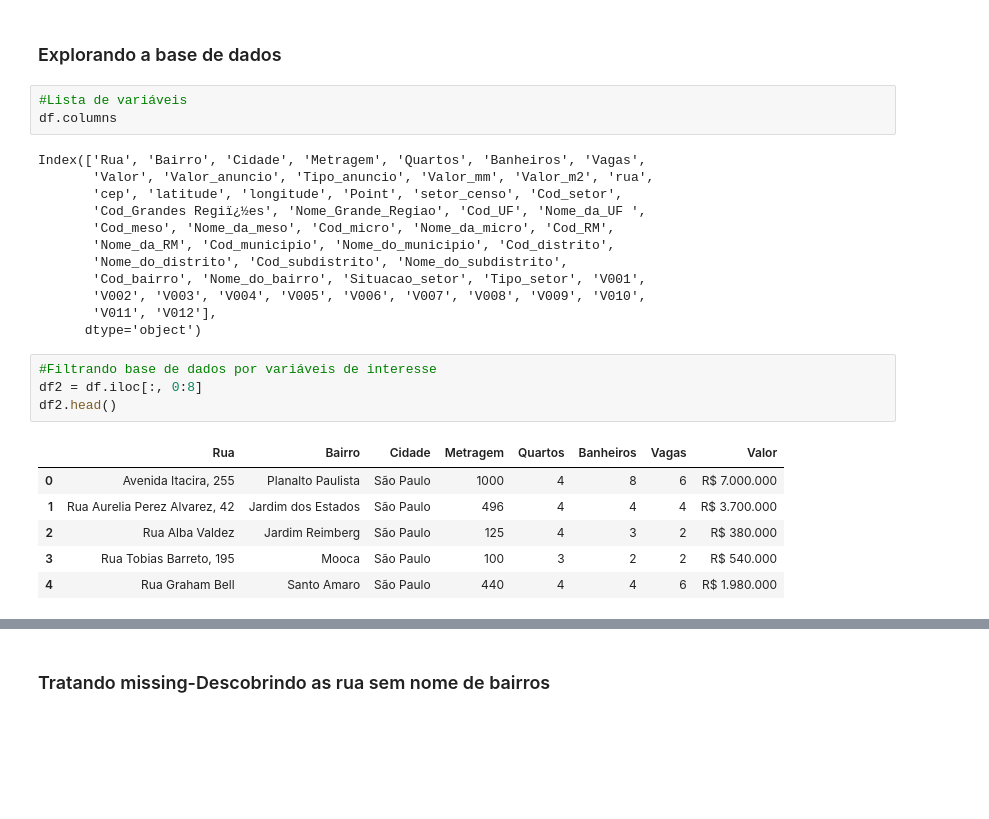
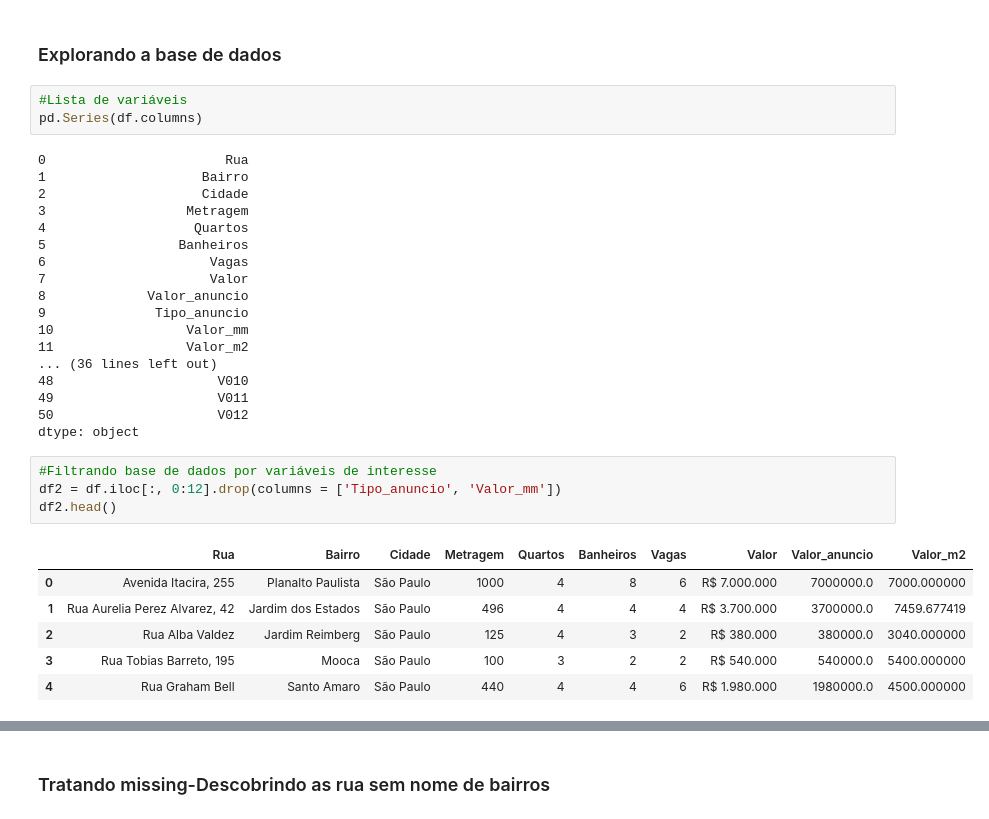
Before and after one commit to luizaires/Analise-de-dados-de-imoveis, a Jupyter notebook: Analise-de-dados-de-venda-de-imoveis.ipynb, the cells around one changed output, grey strips where cells are left out. Cells and saved outputs as stored; diff of their text form; blank space fills up the shorter version.

```diff
--- a/Analise-de-dados-de-venda-de-imoveis.ipynb
+++ b/Analise-de-dados-de-venda-de-imoveis.ipynb
@@ -26,30 +26,36 @@ df.head()
 ### Explorando a base de dados
 # %%
 #Lista de variáveis
-df.columns
+pd.Series(df.columns)
 # %% [output]
-Index(['Rua', 'Bairro', 'Cidade', 'Metragem', 'Quartos', 'Banheiros', 'Vagas',
-       'Valor', 'Valor_anuncio', 'Tipo_anuncio', 'Valor_mm', 'Valor_m2', 'rua',
-       'cep', 'latitude', 'longitude', 'Point', 'setor_censo', 'Cod_setor',
-       'Cod_Grandes Regiï¿½es', 'Nome_Grande_Regiao', 'Cod_UF', 'Nome_da_UF ',
-       'Cod_meso', 'Nome_da_meso', 'Cod_micro', 'Nome_da_micro', 'Cod_RM',
-       'Nome_da_RM', 'Cod_municipio', 'Nome_do_municipio', 'Cod_distrito',
-       'Nome_do_distrito', 'Cod_subdistrito', 'Nome_do_subdistrito',
-       'Cod_bairro', 'Nome_do_bairro', 'Situacao_setor', 'Tipo_setor', 'V001',
-       'V002', 'V003', 'V004', 'V005', 'V006', 'V007', 'V008', 'V009', 'V010',
-       'V011', 'V012'],
-      dtype='object')
+0                       Rua
+1                    Bairro
+2                    Cidade
+3                  Metragem
+4                   Quartos
+5                 Banheiros
+6                     Vagas
+7                     Valor
+8             Valor_anuncio
+9              Tipo_anuncio
+10                 Valor_mm
+11                 Valor_m2
+... (36 lines left out)
+48                     V010
+49                     V011
+50                     V012
+dtype: object
 # %%
 #Filtrando base de dados por variáveis de interesse
-df2 = df.iloc[:, 0:8]
+df2 = df.iloc[:, 0:12].drop(columns = ['Tipo_anuncio', 'Valor_mm'])
 df2.head()
 # %% [output]
-|  | Rua | Bairro | Cidade | Metragem | Quartos | Banheiros | Vagas | Valor |
-| 0 | Avenida Itacira, 255 | Planalto Paulista | São Paulo | 1000 | 4 | 8 | 6 | R$ 7.000.000 |
-| 1 | Rua Aurelia Perez Alvarez, 42 | Jardim dos Estados | São Paulo | 496 | 4 | 4 | 4 | R$ 3.700.000 |
-| 2 | Rua Alba Valdez | Jardim Reimberg | São Paulo | 125 | 4 | 3 | 2 | R$ 380.000 |
-| 3 | Rua Tobias Barreto, 195 | Mooca | São Paulo | 100 | 3 | 2 | 2 | R$ 540.000 |
-| 4 | Rua Graham Bell | Santo Amaro | São Paulo | 440 | 4 | 4 | 6 | R$ 1.980.000 |
+|  | Rua | Bairro | Cidade | Metragem | Quartos | Banheiros | Vagas | Valor | Valor_anuncio | Valor_m2 |
+| 0 | Avenida Itacira, 255 | Planalto Paulista | São Paulo | 1000 | 4 | 8 | 6 | R$ 7.000.000 | 7000000.0 | 7000.000000 |
+| 1 | Rua Aurelia Perez Alvarez, 42 | Jardim dos Estados | São Paulo | 496 | 4 | 4 | 4 | R$ 3.700.000 | 3700000.0 | 7459.677419 |
+| 2 | Rua Alba Valdez | Jardim Reimberg | São Paulo | 125 | 4 | 3 | 2 | R$ 380.000 | 380000.0 | 3040.000000 |
+| 3 | Rua Tobias Barreto, 195 | Mooca | São Paulo | 100 | 3 | 2 | 2 | R$ 540.000 | 540000.0 | 5400.000000 |
+| 4 | Rua Graham Bell | Santo Amaro | São Paulo | 440 | 4 | 4 | 6 | R$ 1.980.000 | 1980000.0 | 4500.000000 |
 # %%
 #Data types de cada variável
 df2.info()
```
Also changed, not shown: parts of 12 cells of this notebook.
